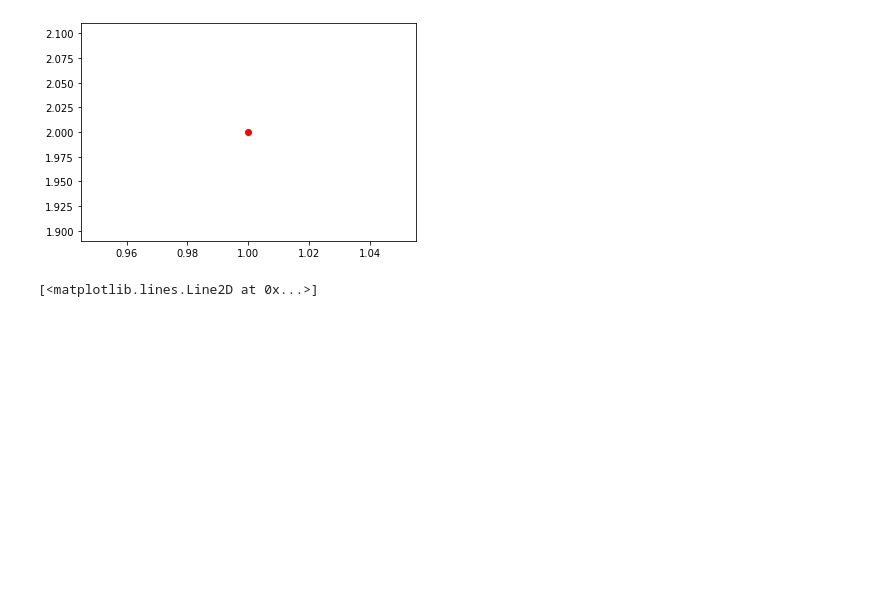
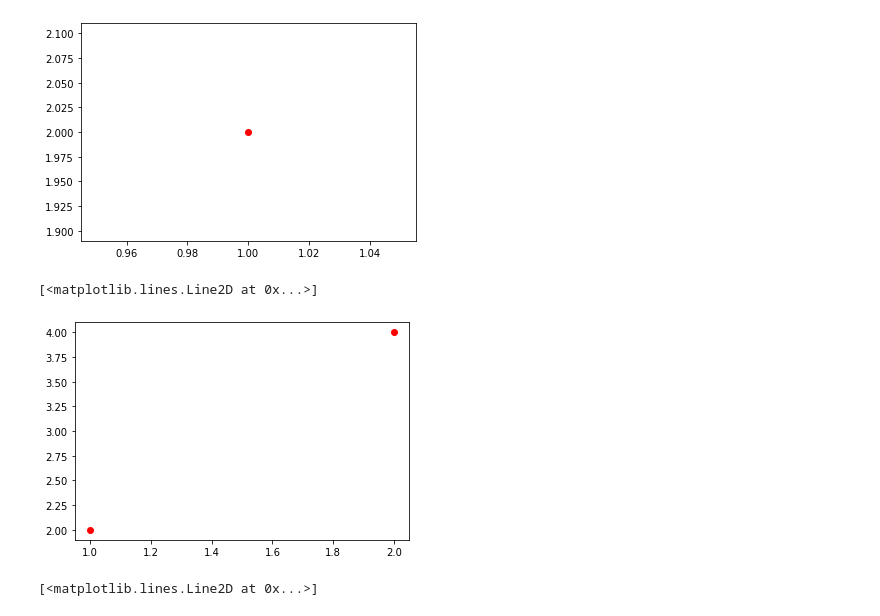
Before and after one commit to Jittiya/data_viz_2022, a Jupyter notebook: DataViz04_Data_Comparison.ipynb, the cells around one changed output. Cells and saved outputs as stored; diff of their text form; code cells hidden in the pictures; blank space fills up the shorter version.

```diff
--- a/DataViz04_Data_Comparison.ipynb
+++ b/DataViz04_Data_Comparison.ipynb
@@ -79,6 +77,11 @@ plt.plot([1],[2],'ro')
 # %% [output]
 [<matplotlib.lines.Line2D at 0x...>]
 [figure]
+# %%
+plt.plot([1,2],[2,4],'ro')
+# %% [output]
+[<matplotlib.lines.Line2D at 0x...>]
+[figure, added]
 # %%
 plt.plot([1,2],[2,4],'ro-.')
 # %% [output]
```
Also changed, not shown: parts of 28 cells of this notebook.
